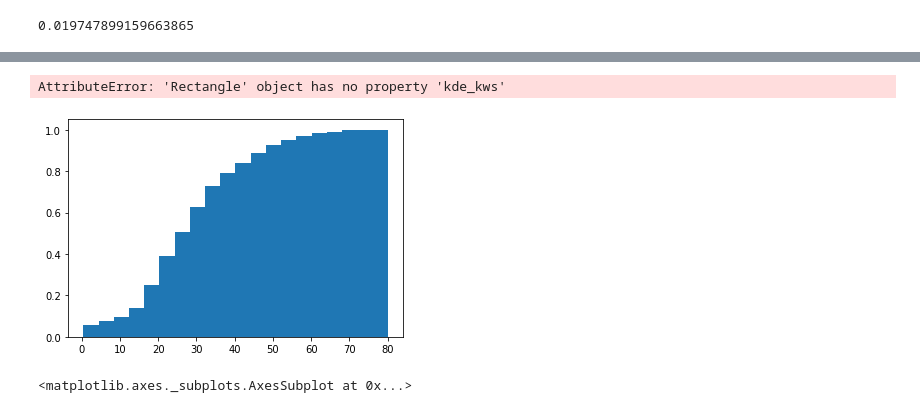
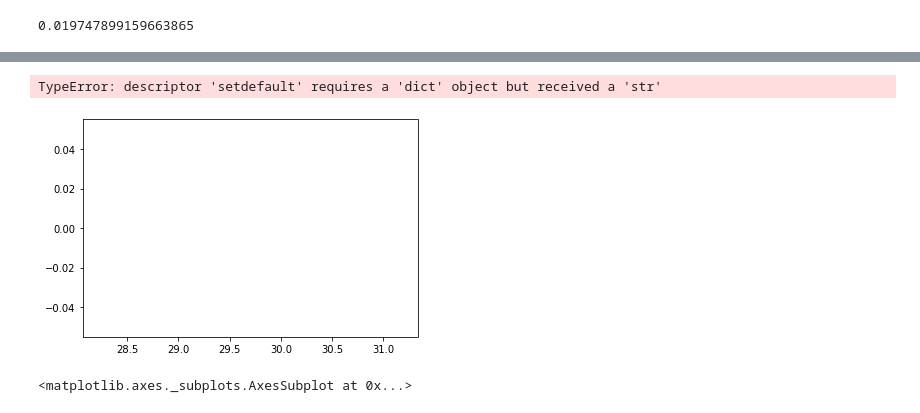
Before and after one commit to UPstartDeveloper/DS-1.1-Data-Analysis, a Jupyter notebook: Notebooks/Datasets/Pdf_cdf_lesson .ipynb, the cells around one changed output, grey strips where cells are left out. Drawn from its saved outputs; the diff is of its cells as text; code cells hidden in the pictures.

Commit message:
Clean up histogram function.

```diff
--- a/Notebooks/Datasets/Pdf_cdf_lesson .ipynb
+++ b/Notebooks/Datasets/Pdf_cdf_lesson .ipynb
@@ -94,8 +80,8 @@ ValueError: x, y, and format string must not be None
 # %%
-sns.distplot(df['Age'].dropna(), hist_kws=dict(cumulative=True, kde_kws=dict(culmulative=True)))
+sns.distplot(df['Age'].dropna(), hist_kws=dict, kde_kws=dict(culmulative=True))
 # %% [output]
-AttributeError: 'Rectangle' object has no property 'kde_kws'
+TypeError: descriptor 'setdefault' requires a 'dict' object but received a 'str'
-[figure, old version]
+[figure, new version]
 # %%
 # PDF using violin plot
 sns.violinplot(x="Sex", y="Age", data=df)
```
Also changed, not shown: parts of 3 cells of this notebook, 2 other files.
